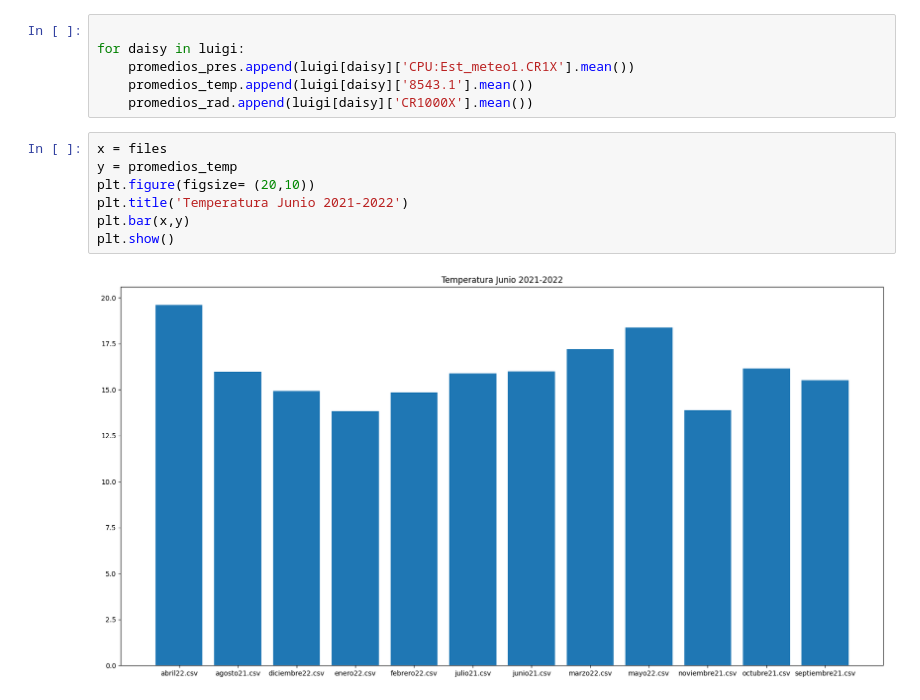
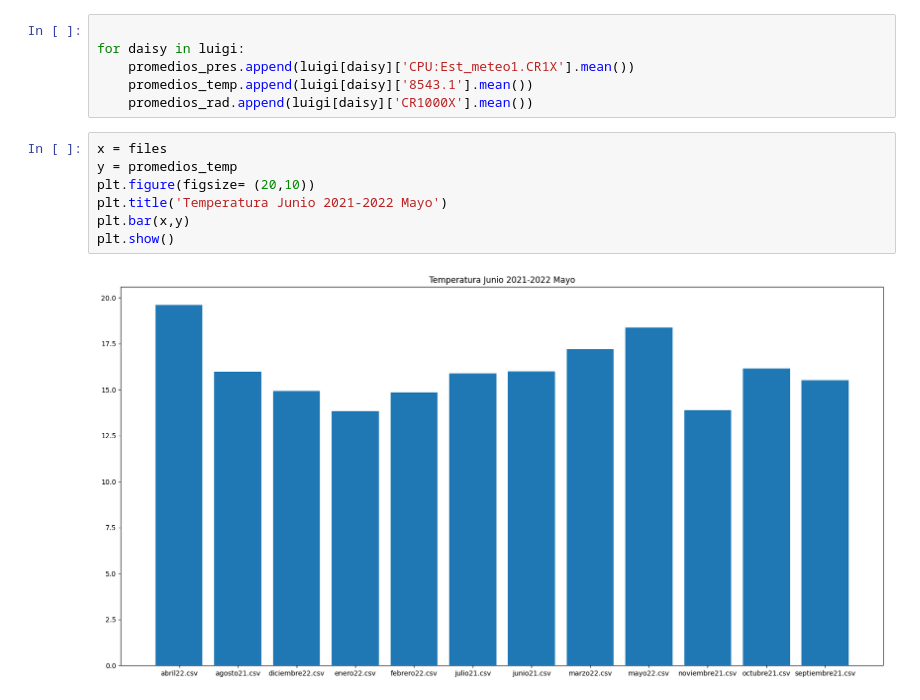
Before and after one commit to lorenzoog00/ASE, a Jupyter notebook: ONEMINUTE/Promedios/histogramas.ipynb, the cells around one changed output. Saved outputs shown, nothing was run; the diff lists cells and outputs as text.

```diff
--- a/ONEMINUTE/Promedios/histogramas.ipynb
+++ b/ONEMINUTE/Promedios/histogramas.ipynb
@@ -25,12 +25,12 @@ for daisy in luigi:
 # %%
 x = files
 y = promedios_temp
 plt.figure(figsize= (20,10))
-plt.title('Temperatura Junio 2021-2022')
+plt.title('Temperatura Junio 2021-2022 Mayo')
 plt.bar(x,y)
 plt.show()
 # %% [output]
-[figure, old version]
+[figure, new version]
 # %%
 x = files
 y = promedios_pres
```
Also changed, not shown: parts of 2 cells of this notebook.
